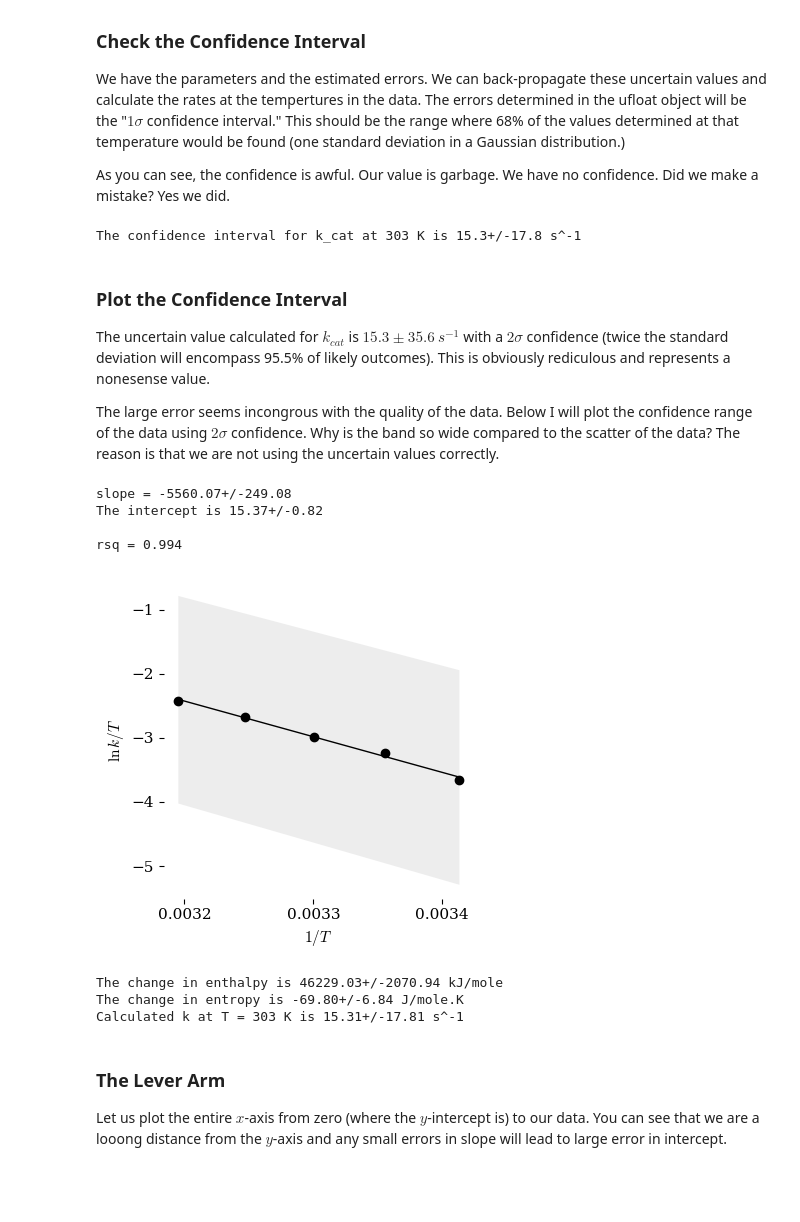
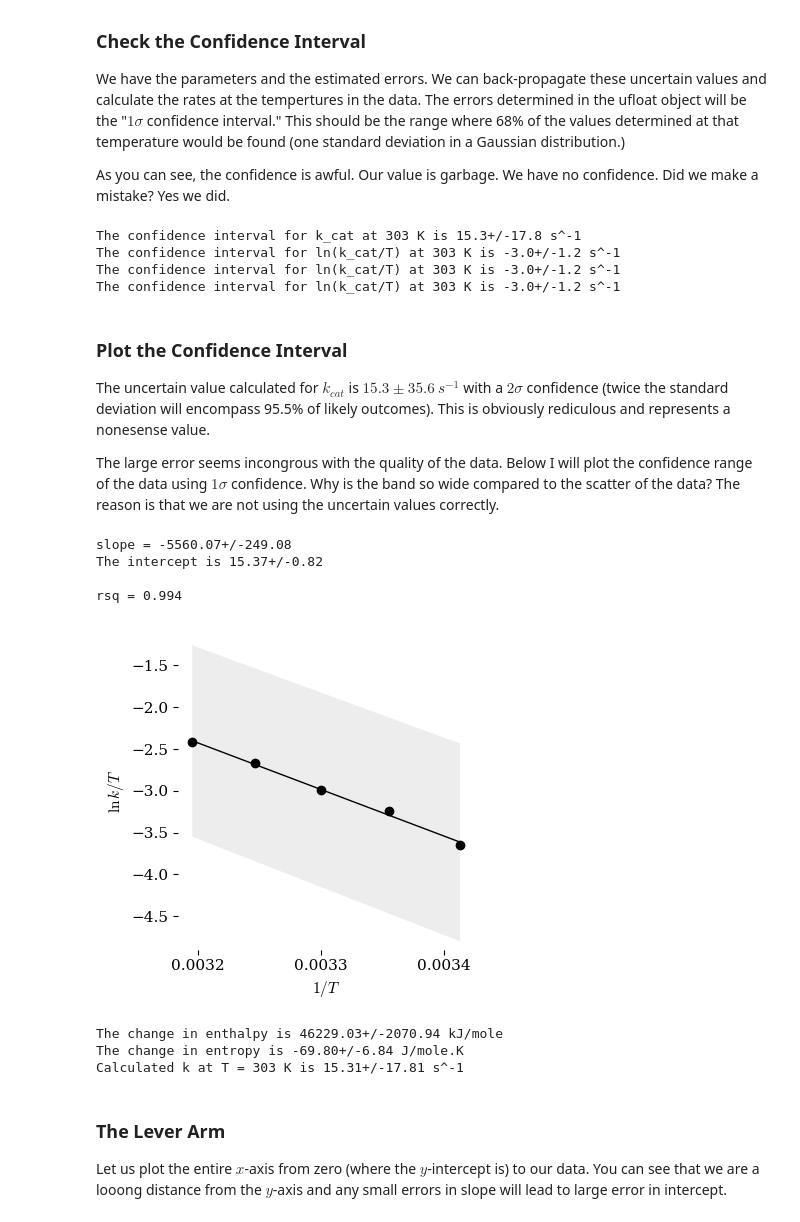
Before and after one commit to blinkletter/PythonPresentation, a Jupyter notebook: 03A-Eyring_Exercises_1_simple.ipynb, the cells around one changed output. Saved outputs shown, nothing was run; the diff lists cells and outputs as text; code cells hidden in the pictures; blank space fills up the shorter version.

```diff
--- a/03A-Eyring_Exercises_1_simple.ipynb
+++ b/03A-Eyring_Exercises_1_simple.ipynb
@@ -159,14 +159,26 @@ As you can see, the confidence is awful. Our value is garbage. We have no confid
 T = 303
 k_obs_c = kappa*kb/h * T * unp.exp(-dH/(R*T)) * unp.exp(dS/R)
 print(f"The confidence interval for k_cat at {T} K is {k_obs_c:0.1f} s^-1")
+
+ln_k_T = -dH/(R*T) + np.log(kappa*kb/h) + dS / R
+print(f"The confidence interval for ln(k_cat/T) at {T} K is {ln_k_T:0.1f} s^-1")
+
+ln_k_T2 = unp.log(k_obs_c/T)
+print(f"The confidence interval for ln(k_cat/T) at {T} K is {ln_k_T2:0.1f} s^-1")
+
+ln_k_T3 = slope_u*(1/T) + intercept_u
+print(f"The confidence interval for ln(k_cat/T) at {T} K is {ln_k_T3:0.1f} s^-1")
 # %% [output]
 The confidence interval for k_cat at 303 K is 15.3+/-17.8 s^-1
+The confidence interval for ln(k_cat/T) at 303 K is -3.0+/-1.2 s^-1
+The confidence interval for ln(k_cat/T) at 303 K is -3.0+/-1.2 s^-1
+The confidence interval for ln(k_cat/T) at 303 K is -3.0+/-1.2 s^-1
 # %% [markdown]
 ### Plot the Confidence Interval
 
 The uncertain value calculated for $k_{cat}$ is $15.3 \pm 35.6\ s^{-1}$ with a $2\sigma$ confidence (twice the standard deviation will encompass 95.5% of likely outcomes). This is obviously rediculous and represents a nonesense value.
 
-The large error seems incongrous with the quality of the data. Below I will plot the confidence range of the data using $2\sigma$ confidence. Why is the band so wide compared to the scatter of the data? The reason is that we are not using the uncertain values correctly.
+The large error seems incongrous with the quality of the data. Below I will plot the confidence range of the data using $1\sigma$ confidence. Why is the band so wide compared to the scatter of the data? The reason is that we are not using the uncertain values correctly.
 # %%
 ### Experimental data
 temp = [293, 298, 303, 308, 313]       # list of temperatures
@@ -213,10 +225,14 @@ sigma = 1
 x_0 = np.linspace(0,np.max(x),100)
 
 
-best_fit_y = slope * x + intercept     # ufloat.n gives the nominal value
-best_fit_y_upper = (slope-slope_stderr*sigma) * x + (intercept-int_stderr)     # ufloat.n gives the nominal value
-best_fit_y_lower = (slope+slope_stderr*sigma) * x + (intercept+int_stderr)     # ufloat.n gives the nominal value
+best_fit = slope_u * x + intercept_u     # ufloat.n gives the nominal value
+best_fit_y = unp.nominal_values(best_fit)     # ufloat.n gives the nominal value
+best_fit_y_upper = best_fit_y + unp.std_devs(best_fit)*sigma    # ufloat.n gives the nominal value
+best_fit_y_lower = best_fit_y - unp.std_devs(best_fit)*sigma      # ufloat.n gives the nominal value
 
+#print(best_fit_y)
+#print(best_fit)
+#print(best_fit_y-best_fit_y_lower)
 
 ### Plot data and line-fit
 plt.rcdefaults()
@@ -233,38 +249,39 @@ plt.fill_between(x, best_fit_y_upper, best_fit_y_lower,
                    color="lightgray", alpha=0.4, zorder = 0,
                    linewidth = 0, label="confidence interval")
 
-#plt.ylim(-4.2,-1.0)
+plt.ylim(-4.9,-1.1)
 
 
 plt.xticks([0.0032,0.0033,0.0034])         # there were too many x labels
 plt.xlabel(r"${1/T}$")
 plt.ylabel(r"$\ln{k/T}$")
+
 plt.savefig("plots/3A-02.pdf")
 plt.show()                                       # show plot (and clear)
 
 ### calculate thermodynamic parameters
 R = scipy.constants.R
 kb = scipy.constants.k
 h = scipy.constants.h
 kappa = 1
 
 dH = -slope_unc * R
 dS = (intercept_true - np.log(kb/h)) * R
 
 print(f"The change in enthalpy is {dH:0.2f} kJ/mole")
 print(f"The change in entropy is {dS:0.2f} J/mole.K")
 
 ## calculate k from Erying plot parameters.
 Temp = 303
 kobs = (kappa * kb / h) * Temp * unp.exp(-dH/(R*Temp)) * unp.exp(dS/R)
 
 print(f"Calculated k at T = {Temp} K is {kobs:0.2f} s^-1")
 # %% [output]
 slope = -5560.07+/-249.08
 The intercept is 15.37+/-0.82
 
 rsq = 0.994
-[figure, old version]
+[figure, new version]
 The change in enthalpy is 46229.03+/-2070.94 kJ/mole
 The change in entropy is -69.80+/-6.84 J/mole.K
 Calculated k at T = 303 K is 15.31+/-17.81 s^-1
```
Also changed, not shown: parts of 4 cells of this notebook, 26 other files.
